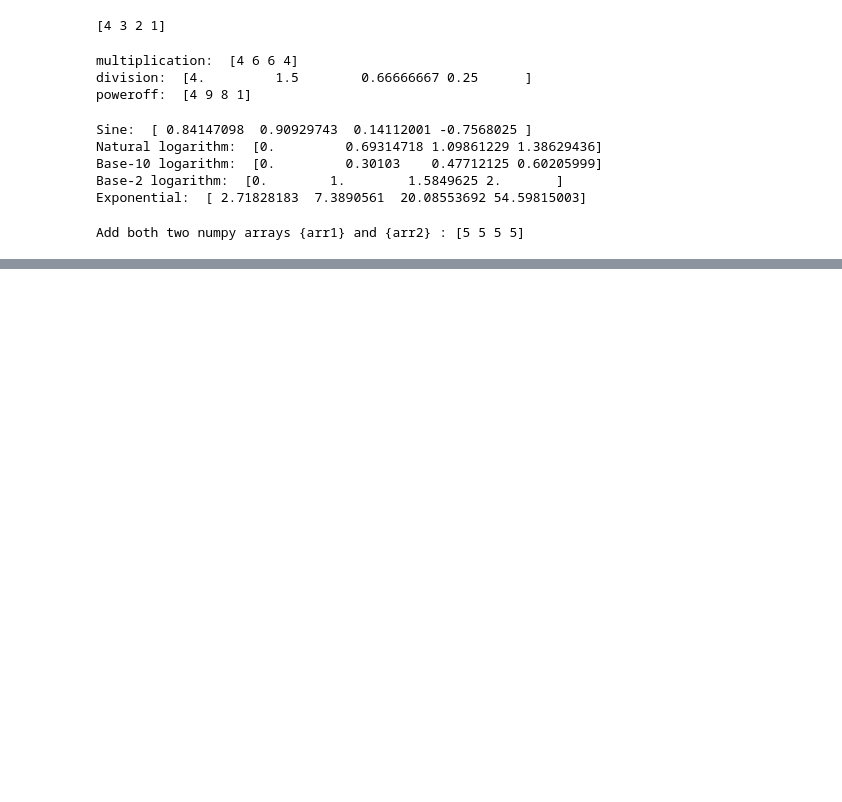
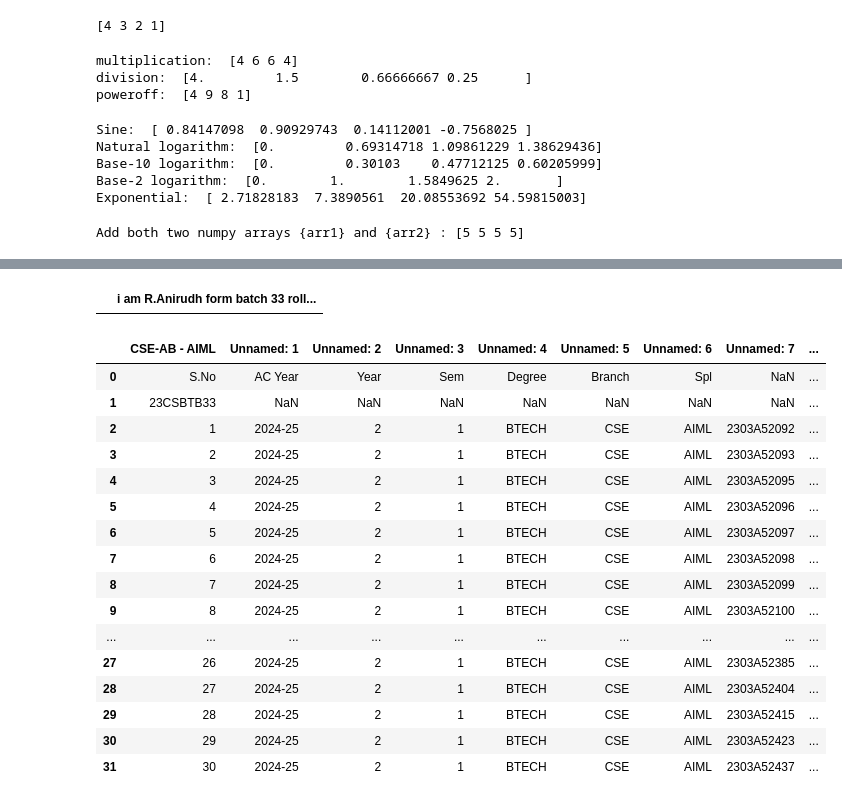
Before and after one commit to 2303A52103/AIML_2303A52103, a Jupyter notebook: Lab01_AIML.ipynb, the cells around one changed output, grey strips where cells are left out. Cells and saved outputs as stored; diff of their text form; code cells hidden in the pictures; blank space fills up the shorter version.

```diff
--- a/Lab01_AIML.ipynb
+++ b/Lab01_AIML.ipynb
@@ -57,0 +123,26 @@ Add both two numpy arrays {arr1} and {arr2} : [5 5 5 5]
+# %%
+a1 = pd.read_table("text.txt")
+a1
+# %% [output]
+|  | i am R.Anirudh form batch 33 roll... |
+# %%
+a2 = pd.read_excel("excel aiml.xlsx")
+a2
+# %% [output]
+|  | CSE-AB - AIML | Unnamed: 1 | Unnamed: 2 | Unnamed: 3 | Unnamed: 4 | Unnamed: 5 | Unnamed: 6 | Unnamed: 7 | ... |
+| 0 | S.No | AC Year | Year | Sem | Degree | Branch | Spl | NaN | ... |
+| 1 | 23CSBTB33 | NaN | NaN | NaN | NaN | NaN | NaN | NaN | ... |
+| 2 | 1 | 2024-25 | 2 | 1 | BTECH | CSE | AIML | 2303A52092 | ... |
+| 3 | 2 | 2024-25 | 2 | 1 | BTECH | CSE | AIML | 2303A52093 | ... |
+| 4 | 3 | 2024-25 | 2 | 1 | BTECH | CSE | AIML | 2303A52095 | ... |
+| 5 | 4 | 2024-25 | 2 | 1 | BTECH | CSE | AIML | 2303A52096 | ... |
+| 6 | 5 | 2024-25 | 2 | 1 | BTECH | CSE | AIML | 2303A52097 | ... |
+| 7 | 6 | 2024-25 | 2 | 1 | BTECH | CSE | AIML | 2303A52098 | ... |
+| 8 | 7 | 2024-25 | 2 | 1 | BTECH | CSE | AIML | 2303A52099 | ... |
+| 9 | 8 | 2024-25 | 2 | 1 | BTECH | CSE | AIML | 2303A52100 | ... |
+| ... | ... | ... | ... | ... | ... | ... | ... | ... | ... |
+| 27 | 26 | 2024-25 | 2 | 1 | BTECH | CSE | AIML | 2303A52385 | ... |
+| 28 | 27 | 2024-25 | 2 | 1 | BTECH | CSE | AIML | 2303A52404 | ... |
+| 29 | 28 | 2024-25 | 2 | 1 | BTECH | CSE | AIML | 2303A52415 | ... |
+| 30 | 29 | 2024-25 | 2 | 1 | BTECH | CSE | AIML | 2303A52423 | ... |
+| 31 | 30 | 2024-25 | 2 | 1 | BTECH | CSE | AIML | 2303A52437 | ... |
```
Also changed, not shown: parts of 10 cells of this notebook.
